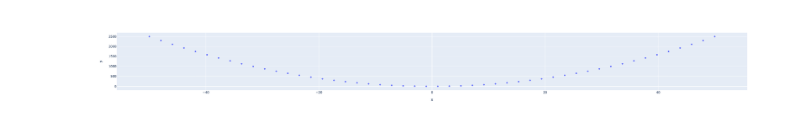
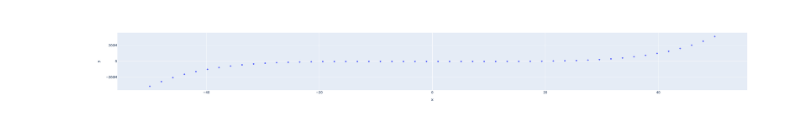
Before and after one commit to fnarel/my-notebooks-repo, a Jupyter notebook: experiment1.ipynb, the cells around one changed output. Cells and saved outputs as stored; diff of their text form; code cells hidden in the pictures.

```diff
--- a/experiment1.ipynb
+++ b/experiment1.ipynb
@@ -4,7 +4,7 @@ import plotly.express as px
 # x-axis data points
 x = np.linspace(start=-50, stop=50)
 # y-axis data points
-y = x ** 2
+y = x ** 5
 # define the plot
 fig = px.scatter(x=x, y=y)
 fig.show()
@@ -13 +12 @@ fig.show()
-[figure, old version]
+[figure, new version]
```
Also changed, not shown: parts of 1 cell of this notebook.
